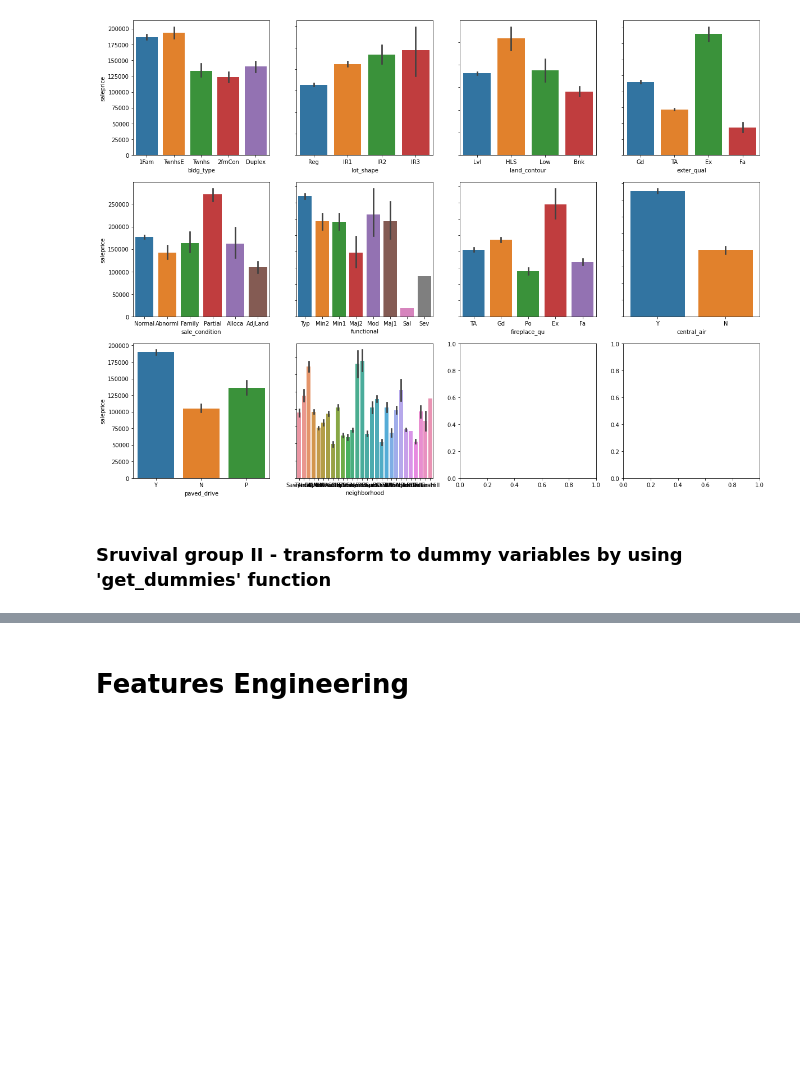
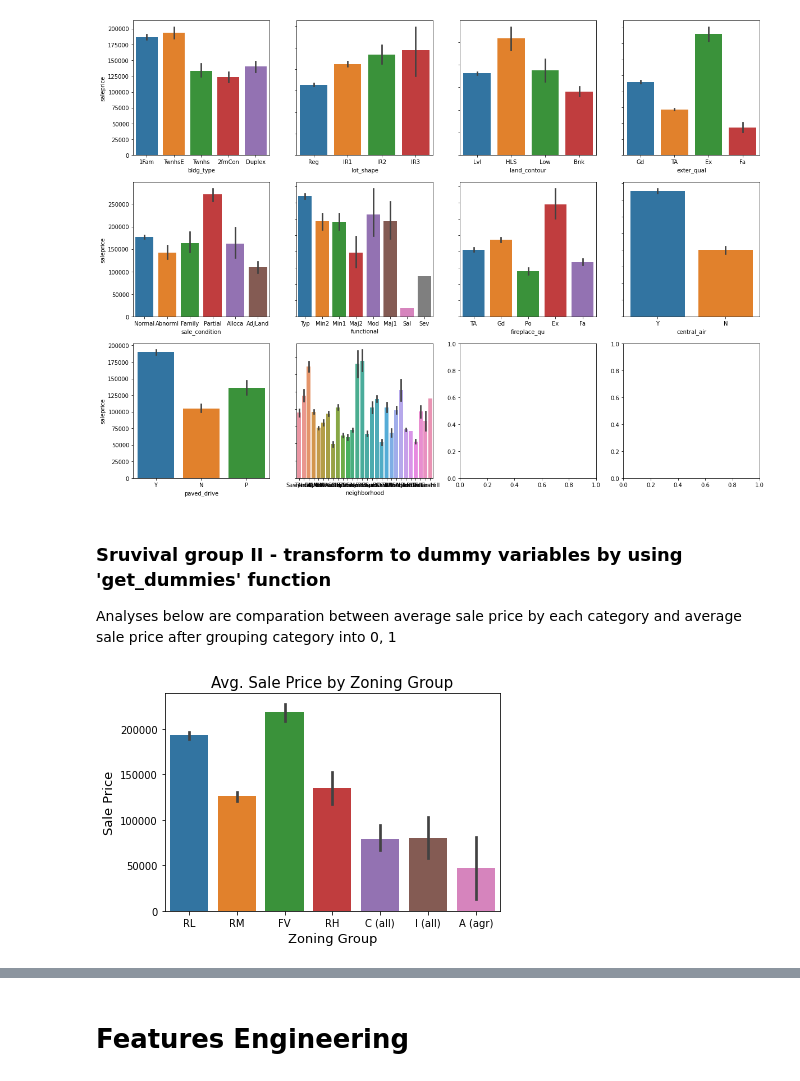
Before and after one commit to Chalermchon1993/DSI_Project_2_Regression_Ames_House_Price_Prediction, a Jupyter notebook: sample_code.ipynb, the cells around one changed output, grey strips where cells are left out. Cells and saved outputs as stored; diff of their text form; code cells hidden in the pictures; blank space fills up the shorter version.

```diff
--- a/sample_code.ipynb
+++ b/sample_code.ipynb
@@ -408,3 +408,19 @@ category_chart(train, dummy_normal, 'saleprice')
 # Most affected dummy variable
 # %% [markdown]
 ### Sruvival group II - transform to dummy variables by using 'get_dummies' function
+
+Analyses below are comparation between average sale price by each category and average sale price after grouping category into 0, 1
+# %%
+# General zoning classification of the sale
+sns.barplot(x = 'ms_zoning',
+            y = 'saleprice',
+            data = train)
+plt.xlabel('Zoning Group', fontsize=13)
+plt.ylabel('Sale Price', fontsize=13)
+plt.title('Avg. Sale Price by Zoning Group', fontsize=15);
+
+# From the chart, zoning group can be separated into 2 different group
+# by its average sale price.
+## RL and FV that have similar property sale price around 200,000 USD
+# %% [output]
+[figure, added]
```
Also changed, not shown: parts of 53 cells of this notebook.
